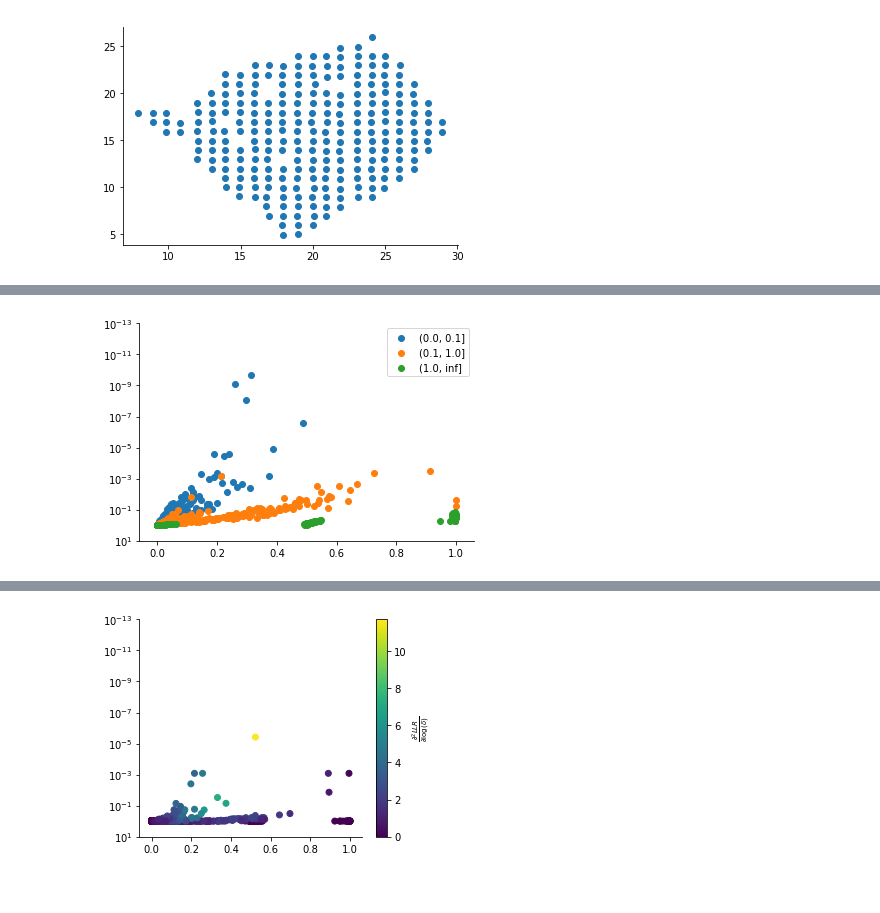
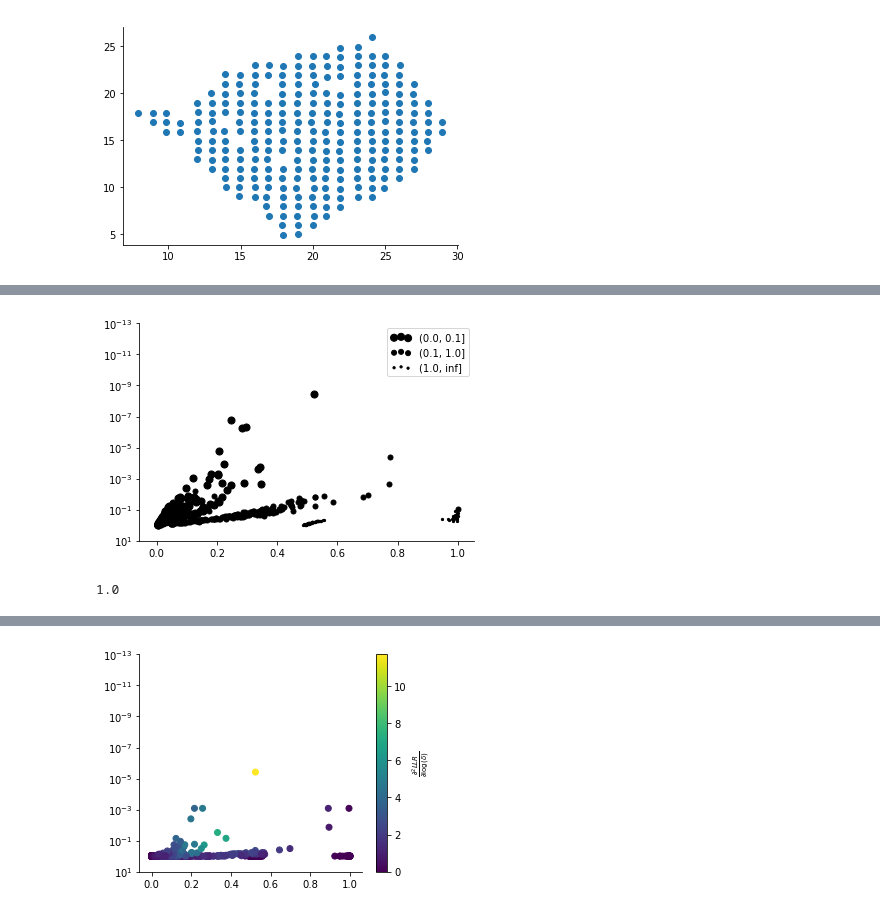
Before and after one commit to Teichlab/SpatialDE, a Jupyter notebook: Analysis/BreastCancer/Standard Errors.ipynb, the cells around one changed output, grey strips where cells are left out. Drawn from its saved outputs; the diff is of its cells as text; code cells hidden in the pictures.

```diff
--- a/Analysis/BreastCancer/Standard Errors.ipynb
+++ b/Analysis/BreastCancer/Standard Errors.ipynb
@@ -55,10 +55,26 @@ plt.gca().invert_yaxis();
+# %%
+alpha_map = {
+    0.0: 1.,
+    0.1: 0.5,
+    1.0: 0.2
+}
+
+size_map = {
+    0.0: 50,
+    0.1: 25,
+    1.0: 5
+}
 # %%
 plt.yscale('log')
 for i, g in results.groupby(pd.cut(2 * np.sqrt(results.s2_FSV), [0, 1e-1, 1e0, np.inf])):
-    plt.scatter(g.FSV, g.pval, label=i);
+    plt.scatter(g.FSV, g.pval, label=i, c='k', s=size_map[i.left]);
 
-plt.legend()
+plt.legend(scatterpoints=3)
 plt.ylim(1e-13, 10);
 plt.gca().invert_yaxis();
 # %% [output]
-[figure, old version]
+[figure, new version]
+# %%
+i.left
+# %% [output]
+1.0
```
Also changed, not shown: parts of 3 cells of this notebook, 1 other file.
